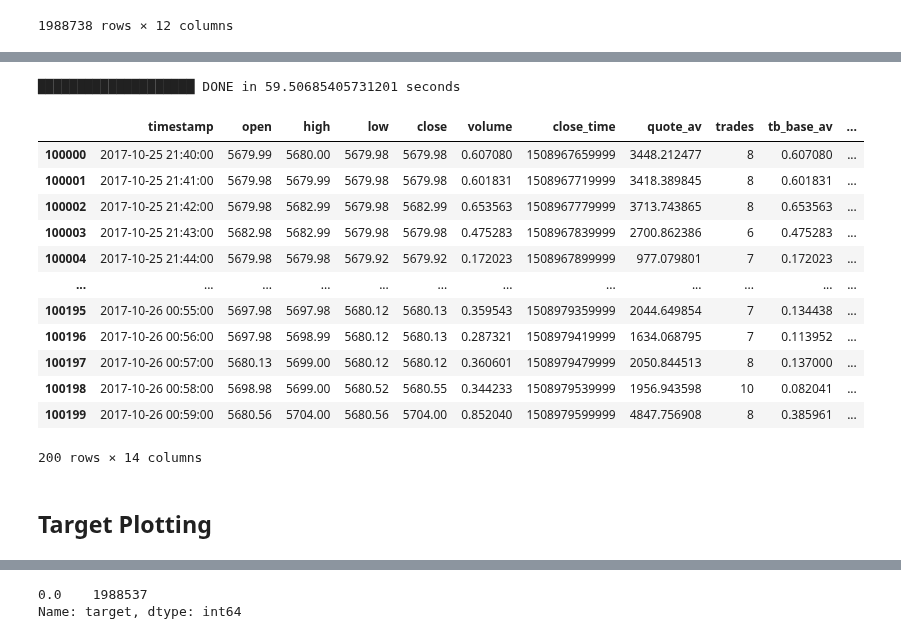
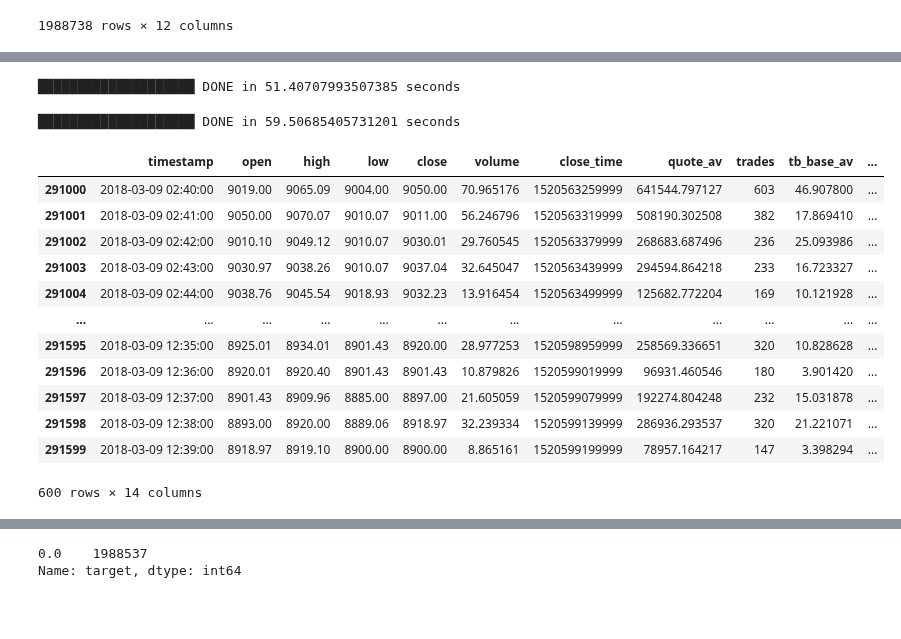
Before and after one commit to sunnymnie/bitcoin-printer, a Jupyter notebook: tate/target/tpsl-short-term-dip.ipynb, the cells around one changed output, grey strips where cells are left out. Cells and saved outputs as stored; diff of their text form; code cells hidden in the pictures; blank space fills up the shorter version.

```diff
--- a/tate/target/tpsl-short-term-dip.ipynb
+++ b/tate/target/tpsl-short-term-dip.ipynb
@@ -115,22 +171,24 @@ def get_target_even_faster(df, span:int, tp:float, sl:float):
+# %%
+df["target"] = get_target_y(df, span=1000, tp=1.5, sl=2.5)
+# %% [output]
+████████████████████ DONE in 51.40707993507385 seconds
 # %%
 df["target"] = get_target_even_faster(df, span=200, tp=1.5, sl=2.5)
 # %% [output]
 ████████████████████ DONE in 59.50685405731201 seconds
-# %%
-df[100000:100200]
-# %% [output]
-|  | timestamp | open | high | low | close | volume | close_time | quote_av | trades | tb_base_av | ... |
-| 100000 | 2017-10-25 21:40:00 | 5679.99 | 5680.00 | 5679.98 | 5679.98 | 0.607080 | 1508967659999 | 3448.212477 | 8 | 0.607080 | ... |
-| 100001 | 2017-10-25 21:41:00 | 5679.98 | 5679.99 | 5679.98 | 5679.98 | 0.601831 | 1508967719999 | 3418.389845 | 8 | 0.601831 | ... |
-| 100002 | 2017-10-25 21:42:00 | 5679.98 | 5682.99 | 5679.98 | 5682.99 | 0.653563 | 1508967779999 | 3713.743865 | 8 | 0.653563 | ... |
-| 100003 | 2017-10-25 21:43:00 | 5682.98 | 5682.99 | 5679.98 | 5679.98 | 0.475283 | 1508967839999 | 2700.862386 | 6 | 0.475283 | ... |
-| 100004 | 2017-10-25 21:44:00 | 5679.98 | 5679.98 | 5679.92 | 5679.92 | 0.172023 | 1508967899999 | 977.079801 | 7 | 0.172023 | ... |
-| ... | ... | ... | ... | ... | ... | ... | ... | ... | ... | ... | ... |
-| 100195 | 2017-10-26 00:55:00 | 5697.98 | 5697.98 | 5680.12 | 5680.13 | 0.359543 | 1508979359999 | 2044.649854 | 7 | 0.134438 | ... |
-| 100196 | 2017-10-26 00:56:00 | 5697.98 | 5698.99 | 5680.12 | 5680.13 | 0.287321 | 1508979419999 | 1634.068795 | 7 | 0.113952 | ... |
-| 100197 | 2017-10-26 00:57:00 | 5680.13 | 5699.00 | 5680.12 | 5680.12 | 0.360601 | 1508979479999 | 2050.844513 | 8 | 0.137000 | ... |
-| 100198 | 2017-10-26 00:58:00 | 5698.98 | 5699.00 | 5680.52 | 5680.55 | 0.344233 | 1508979539999 | 1956.943598 | 10 | 0.082041 | ... |
-| 100199 | 2017-10-26 00:59:00 | 5680.56 | 5704.00 | 5680.56 | 5704.00 | 0.852040 | 1508979599999 | 4847.756908 | 8 | 0.385961 | ... |
-200 rows × 14 columns
-# %% [markdown]
-## Target Plotting
+# %%
+df[291000:291600]
+# %% [output]
+|  | timestamp | open | high | low | close | volume | close_time | quote_av | trades | tb_base_av | ... |
+| 291000 | 2018-03-09 02:40:00 | 9019.00 | 9065.09 | 9004.00 | 9050.00 | 70.965176 | 1520563259999 | 641544.797127 | 603 | 46.907800 | ... |
+| 291001 | 2018-03-09 02:41:00 | 9050.00 | 9070.07 | 9010.07 | 9011.00 | 56.246796 | 1520563319999 | 508190.302508 | 382 | 17.869410 | ... |
+| 291002 | 2018-03-09 02:42:00 | 9010.10 | 9049.12 | 9010.07 | 9030.01 | 29.760545 | 1520563379999 | 268683.687496 | 236 | 25.093986 | ... |
+| 291003 | 2018-03-09 02:43:00 | 9030.97 | 9038.26 | 9010.07 | 9037.04 | 32.645047 | 1520563439999 | 294594.864218 | 233 | 16.723327 | ... |
+| 291004 | 2018-03-09 02:44:00 | 9038.76 | 9045.54 | 9018.93 | 9032.23 | 13.916454 | 1520563499999 | 125682.772204 | 169 | 10.121928 | ... |
+| ... | ... | ... | ... | ... | ... | ... | ... | ... | ... | ... | ... |
+| 291595 | 2018-03-09 12:35:00 | 8925.01 | 8934.01 | 8901.43 | 8920.00 | 28.977253 | 1520598959999 | 258569.336651 | 320 | 10.828628 | ... |
+| 291596 | 2018-03-09 12:36:00 | 8920.01 | 8920.40 | 8901.43 | 8901.43 | 10.879826 | 1520599019999 | 96931.460546 | 180 | 3.901420 | ... |
+| 291597 | 2018-03-09 12:37:00 | 8901.43 | 8909.96 | 8885.00 | 8897.00 | 21.605059 | 1520599079999 | 192274.804248 | 232 | 15.031878 | ... |
+| 291598 | 2018-03-09 12:38:00 | 8893.00 | 8920.00 | 8889.06 | 8918.97 | 32.239334 | 1520599139999 | 286936.293537 | 320 | 21.221071 | ... |
+| 291599 | 2018-03-09 12:39:00 | 8918.97 | 8919.10 | 8900.00 | 8900.00 | 8.865161 | 1520599199999 | 78957.164217 | 147 | 3.398294 | ... |
+600 rows × 14 columns
```
Also changed, not shown: parts of 11 cells of this notebook.
